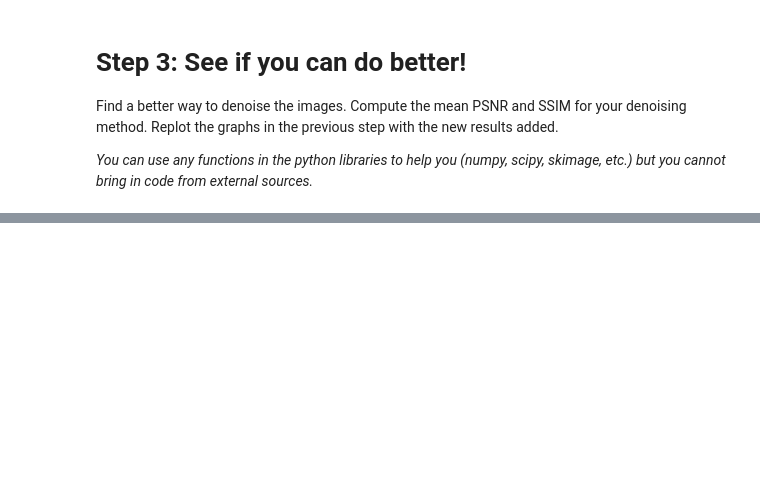
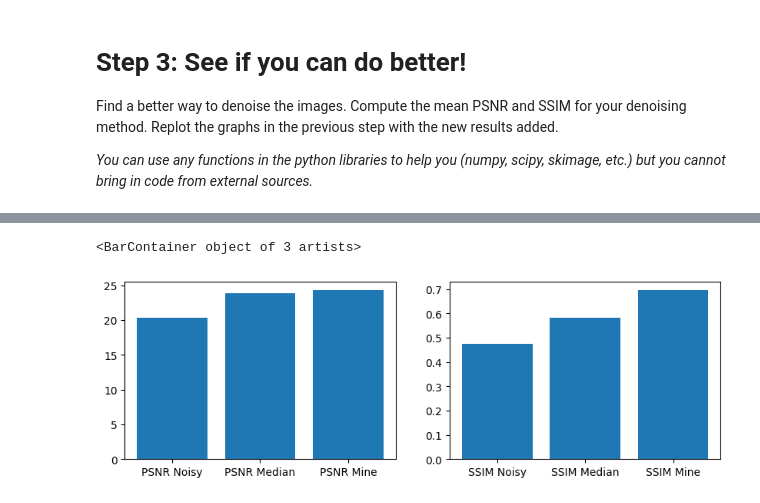
Before and after one commit to woodymorrice/cmpt819_a1, a Jupyter notebook: asn1-q2.ipynb, the cells around one changed output, grey strips where cells are left out. Cells and saved outputs as stored; diff of their text form; code cells hidden in the pictures; blank space fills up the shorter version.

```diff
--- a/asn1-q2.ipynb
+++ b/asn1-q2.ipynb
@@ -72,0 +168,16 @@ _You can use any functions in the python libraries to help you (numpy, scipy, sk
+# %%
+noisy_dir = "/images/noisy/"
+noiseless_dir = "/images/noiseless/"
+
+my_psnr = []
+my_ssim = []
+
+for filename in file_list:
+    print(filename)
+    noisy_img = skutil.img_as_float(io.imread(os.getcwd() + noisy_dir + filename))
+    denoised_img = denoise(noisy_img)
+
+    noiseless_img = skutil.img_as_float(io.imread(os.getcwd() + noiseless_dir + filename))
+
+    my_psnr.append(skmetrics.peak_signal_noise_ratio(noiseless_img, denoised_img))
+    my_ssim.append(skmetrics.structural_similarity(noiseless_img, denoised_img, data_range=1.0, channel_axis=2))
@@ -72,0 +202,21 @@ _You can use any functions in the python libraries to help you (numpy, scipy, sk
+# %%
+new_psnr = psnr.copy()
+new_ssim = ssim.copy()
+
+new_psnr.append(np.mean(my_psnr))
+new_ssim.append(np.mean(my_ssim))
+
+
+plt.subplots(1, 2, figsize=(10, 3))
+
+plt.subplot(1, 2, 1)
+x_labels = ["PSNR Noisy", "PSNR Median", "PSNR Mine"]
+plt.bar(x_labels, new_psnr)
+
+
+plt.subplot(1, 2, 2)
+x_labels = ["SSIM Noisy", "SSIM Median", "SSIM Mine"]
+plt.bar(x_labels, new_ssim)
+# %% [output]
+<BarContainer object of 3 artists>
+[figure, added]
```
Also changed, not shown: parts of 8 cells of this notebook, 1 other file.
